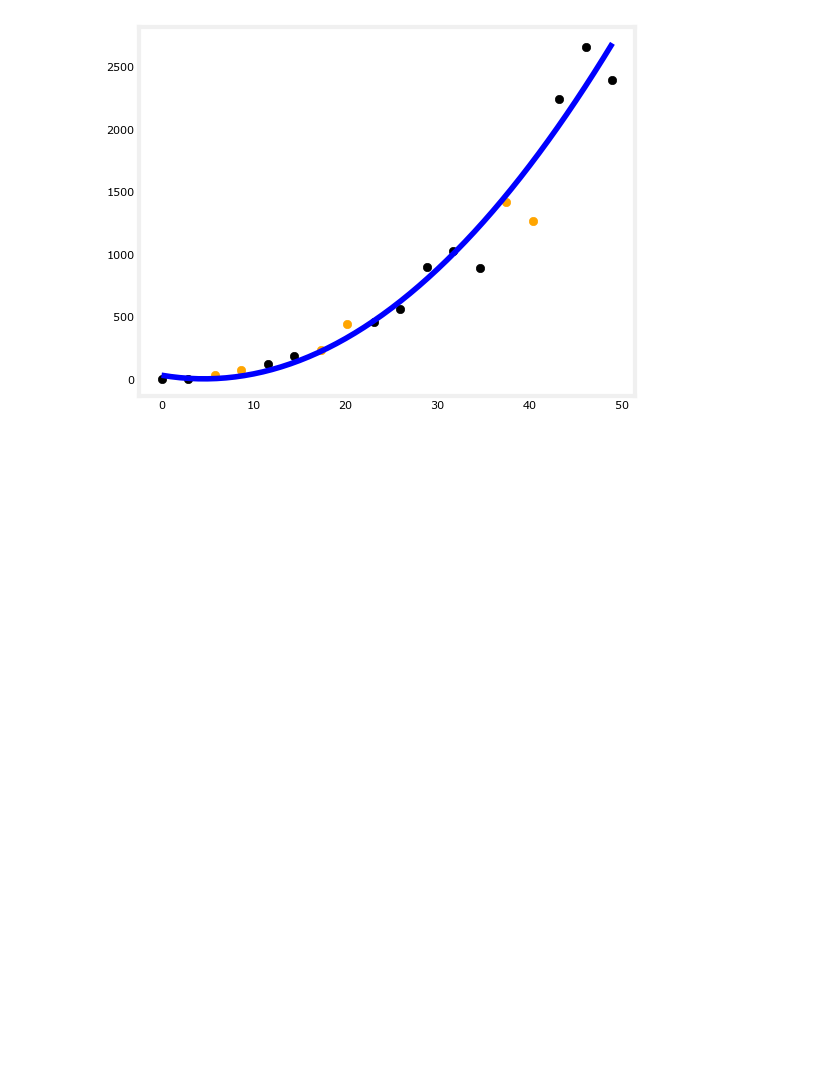
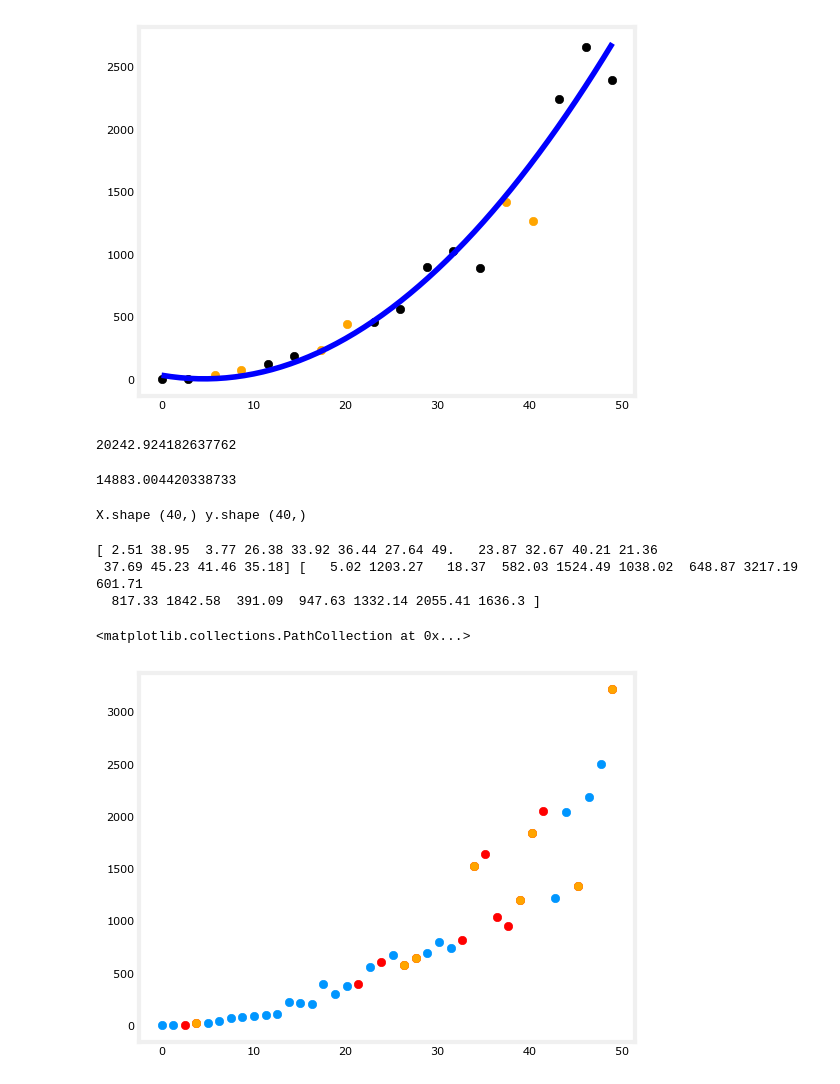
Before and after one commit to rachancheet/ml, a Jupyter notebook: neural_network/practise.ipynb, the cells around one changed output. Drawn from its saved outputs; the diff is of its cells as text; code cells hidden in the pictures; blank space fills up the shorter version.

```diff
--- a/neural_network/practise.ipynb
+++ b/neural_network/practise.ipynb
@@ -83,3 +86,33 @@ plt.show()
  24 25 26 27 28 29 30 31 32 33 34 35 36 37 38 39 40 41 42 43 44 45 46 47
  48 49]
 [figure]
+# %%
+print(err(y_test,lr.predict(X_test)))
+# %% [output]
+20242.924182637762
+# %%
+print(err(y_train,lr.predict(X_train)))
+# %% [output]
+14883.004420338733
+# %%
+
+# Generate  data
+X,y, x_ideal,y_ideal = gen_data(40, 5, 0.7)
+print("X.shape", X.shape, "y.shape", y.shape)
+
+#split the data using sklearn routine
+X_train, X_, y_train, y_ = train_test_split(X,y,test_size=0.40, random_state=1)
+X_cv, X_test, y_cv, y_test = train_test_split(X_,y_,test_size=0.50, random_state=1)
+# %% [output]
+X.shape (40,) y.shape (40,)
+# %%
+print(X_,y_)
+plt.scatter(X_,y_,color="red")
+plt.scatter(X_train,y_train,)
+plt.scatter(X_test,y_test,color="orange")
+# %% [output]
+[ 2.51 38.95  3.77 26.38 33.92 36.44 27.64 49.   23.87 32.67 40.21 21.36
+ 37.69 45.23 41.46 35.18] [   5.02 1203.27   18.37  582.03 1524.49 1038.02  648.87 3217.19  601.71
+  817.33 1842.58  391.09  947.63 1332.14 2055.41 1636.3 ]
+<matplotlib.collections.PathCollection at 0x...>
+[figure, added]
```
Also changed, not shown: parts of 2 cells of this notebook.
